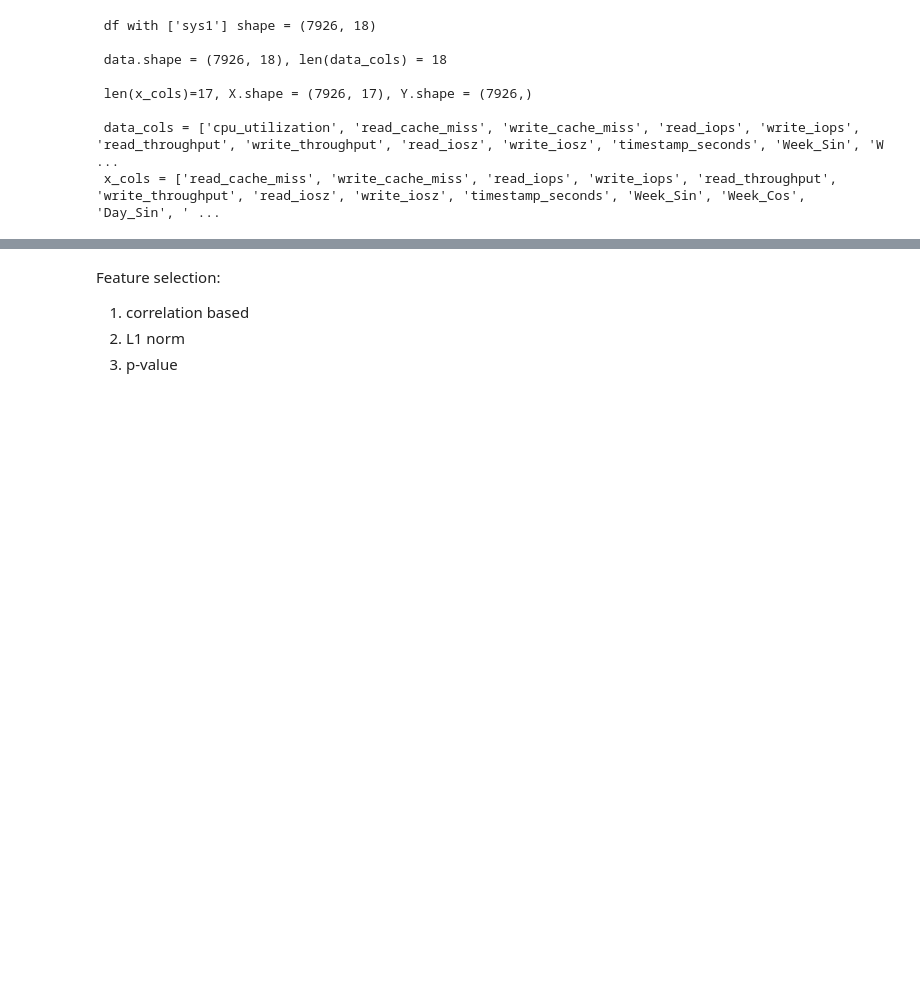
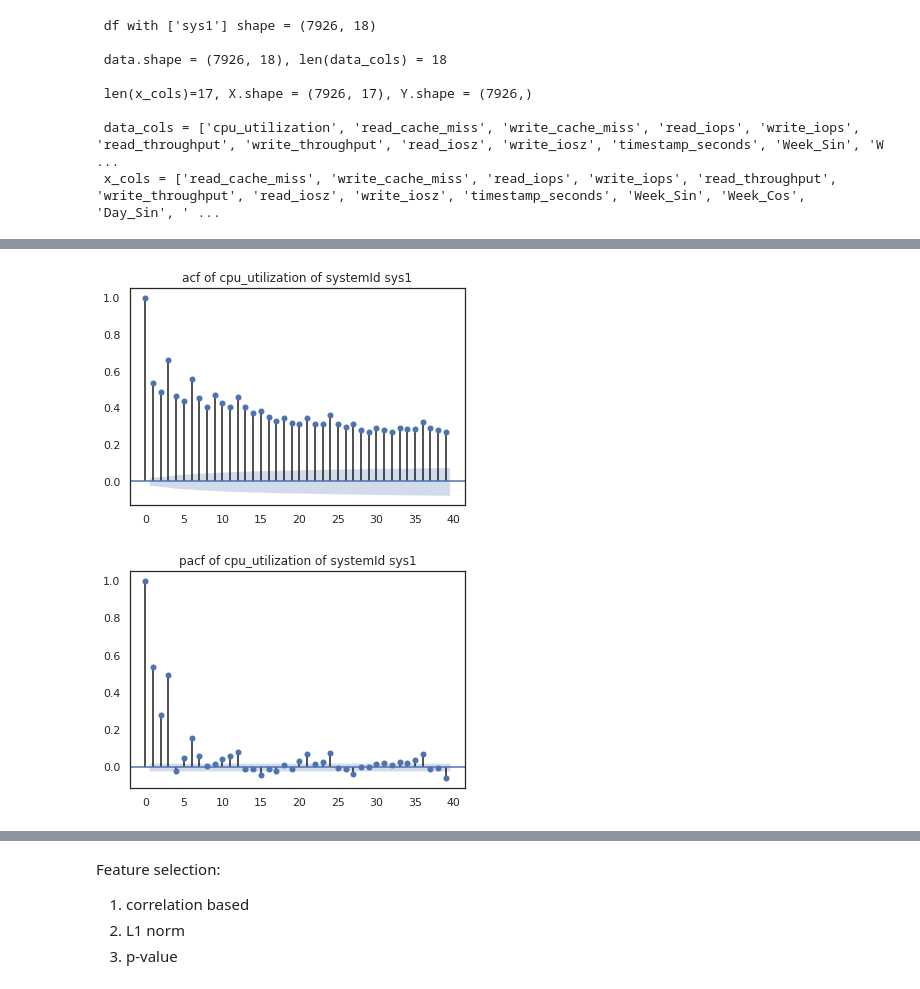
Before and after one commit to FrankGangWang/AppliedML_Python_Coursera, a Jupyter notebook: Final_Interview_for_DataScience_2.ipynb, the cells around one changed output, grey strips where cells are left out. Saved outputs shown, nothing was run; the diff lists cells and outputs as text; code cells hidden in the pictures; blank space fills up the shorter version.

```diff
--- a/Final_Interview_for_DataScience_2.ipynb
+++ b/Final_Interview_for_DataScience_2.ipynb
@@ -456,0 +573,20 @@ print(f' data_cols = {data_cols}, \n x_cols = {x_cols}\n' )
+# %%
+from statsmodels.graphics.tsaplots import plot_acf
+from statsmodels.graphics.tsaplots import plot_pacf
+def plot_acf_mine(df, systemId_selected, numerical_transform_cols):
+  if systemId_selected[0] != 'All':
+    df = df[df['systemId']==systemId_selected[0]][numerical_transform_cols]
+
+  for col in numerical_transform_cols:
+    plot_acf(df[col])
+    plt.title(f'acf of {col} of systemId {systemId_selected[0]}')
+
+    plot_pacf(df[col])
+    plt.title(f'pacf of {col} of systemId {systemId_selected[0]}')
+
+    plt.show()
+# %%
+plot_acf_mine(df, SYSTEM_ID_SELECTED, target_col)
+# %% [output]
+[figure, added]
+[figure, added]
```
Also changed, not shown: parts of 131 cells of this notebook.
